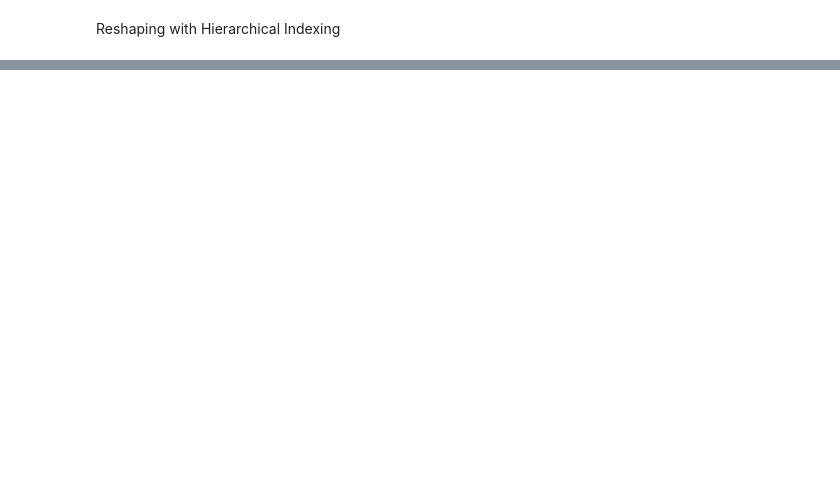
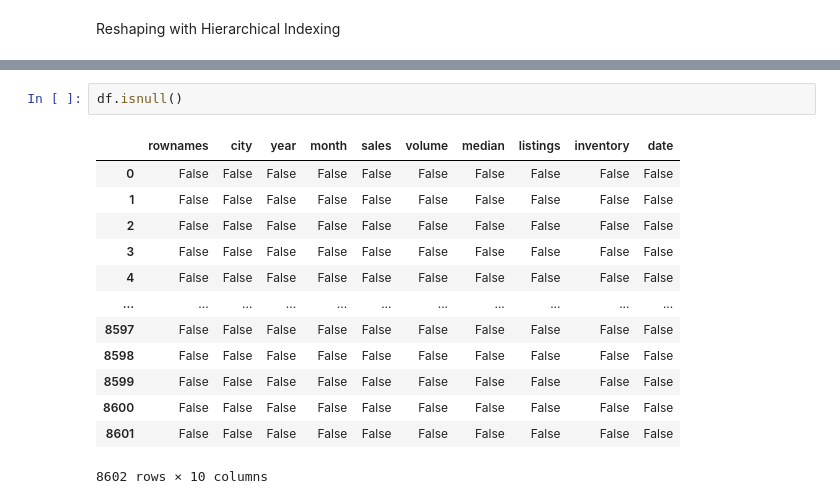
Before and after one commit to Abiramibeeyou/Exploratory-Data-Analysis, a Jupyter notebook: module2.ipynb, the cells around one changed output, grey strips where cells are left out. Drawn from its saved outputs; the diff is of its cells as text; blank space fills up the shorter version.

```diff
--- a/module2.ipynb
+++ b/module2.ipynb
@@ -78,0 +351,16 @@ ValueError: cannot reshape array of size 94622 into shape (3,5)
+# %%
+df.isnull()
+# %% [output]
+|  | rownames | city | year | month | sales | volume | median | listings | inventory | date |
+| 0 | False | False | False | False | False | False | False | False | False | False |
+| 1 | False | False | False | False | False | False | False | False | False | False |
+| 2 | False | False | False | False | False | False | False | False | False | False |
+| 3 | False | False | False | False | False | False | False | False | False | False |
+| 4 | False | False | False | False | False | False | False | False | False | False |
+| ... | ... | ... | ... | ... | ... | ... | ... | ... | ... | ... |
+| 8597 | False | False | False | False | False | False | False | False | False | False |
+| 8598 | False | False | False | False | False | False | False | False | False | False |
+| 8599 | False | False | False | False | False | False | False | False | False | False |
+| 8600 | False | False | False | False | False | False | False | False | False | False |
+| 8601 | False | False | False | False | False | False | False | False | False | False |
+8602 rows × 10 columns
```
Also changed, not shown: parts of 52 cells of this notebook.
